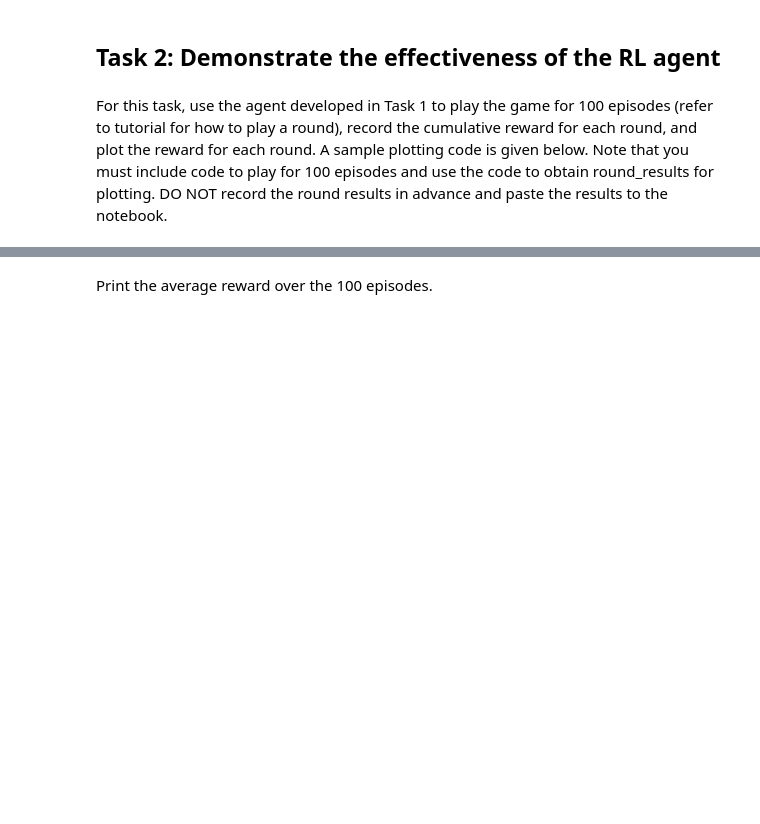
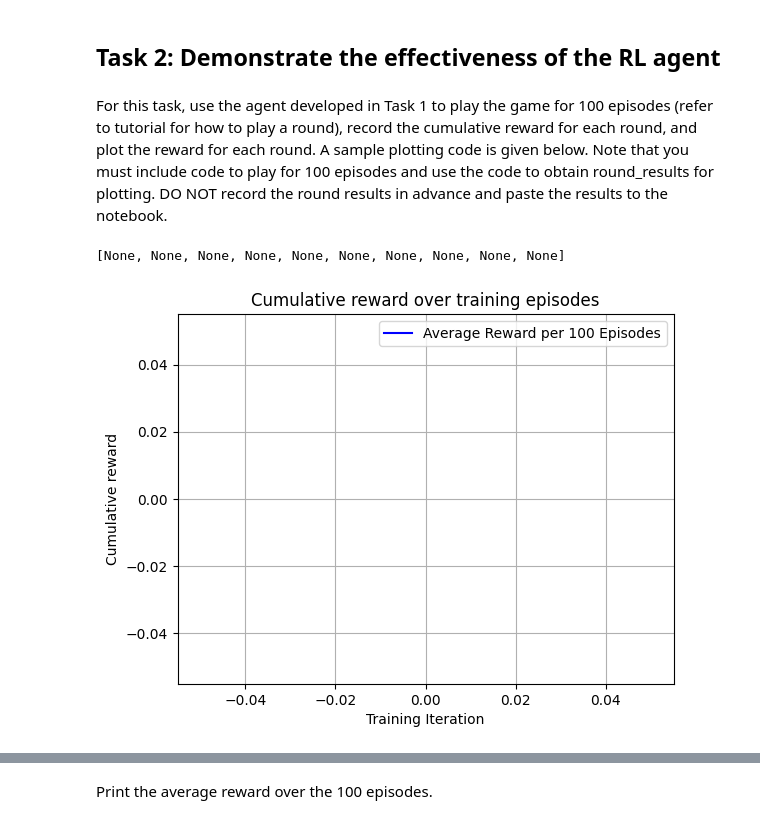
Before and after one commit to ernyo/SC3000, a Jupyter notebook: cartpole.ipynb, the cells around one changed output, grey strips where cells are left out. Cells and saved outputs as stored; diff of their text form; code cells hidden in the pictures; blank space fills up the shorter version.

```diff
--- a/cartpole.ipynb
+++ b/cartpole.ipynb
@@ -113,0 +266,11 @@ def rand_policy_agent(observation):
+# %%
+class Agent(ABC):
+    """Abstract class for agents interacting with Gym environments."""
+
+    def __init__(self, env: gym.Env):
+        self.env = env
+
+    @abstractmethod
+    def select_action(self, state: np.ndarray) -> int:
+        """Select an action based on the current state."""
+        pass
@@ -123,0 +490,9 @@ Chosen action: 0
+# %%
+env = gym.make("CartPole-v1")
+agent = MonteCarloAgent(env)
+
+agent.train(num_episodes=5000)  # Train the agent
+state, _ = env.reset()
+action = agent.select_action(state)
+
+print("Action selected:", action)
@@ -125,6 +502,31 @@ Chosen action: 0
 ## Task 2: Demonstrate the effectiveness of the RL agent
 # %% [markdown]
 For this task, use the agent developed in Task 1 to play the game for 100 episodes (refer to tutorial for how to play a round), record the cumulative reward for each round, and plot the reward for each round. A sample plotting code is given below. Note that you must include code to play for 100 episodes and use the code to obtain round_results for plotting. DO NOT record the round results in advance and paste the results to the notebook.
+# %%
+import matplotlib.pyplot as plt
+
+fig, ax = plt.subplots()
+
+# Train over 100 iterations, each time for 100 episodes
+reward_list = []
+for _ in range(100):
+    avg_reward = agent.train(100)  # Train for 100 episodes
+    reward_list.append(avg_reward)
+
+# Debug: Print reward values to ensure they are meaningful
+print(reward_list[:10])  # Check first 10 values
+
+# Plot the rewards
+plt.plot(reward_list, label='Average Reward per 100 Episodes', color='blue')
+plt.title('Cumulative reward over training episodes')
+plt.ylabel('Cumulative reward')
+plt.xlabel('Training Iteration')
+plt.legend()
+plt.grid(True)
+plt.show()
+# %% [output]
+[None, None, None, None, None, None, None, None, None, None]
+[figure, added]
 # %%
 episode_results = np.random.randint(150, 250, size=100)
 plt.plot(episode_results)
```
Also changed, not shown: parts of 29 cells of this notebook.
